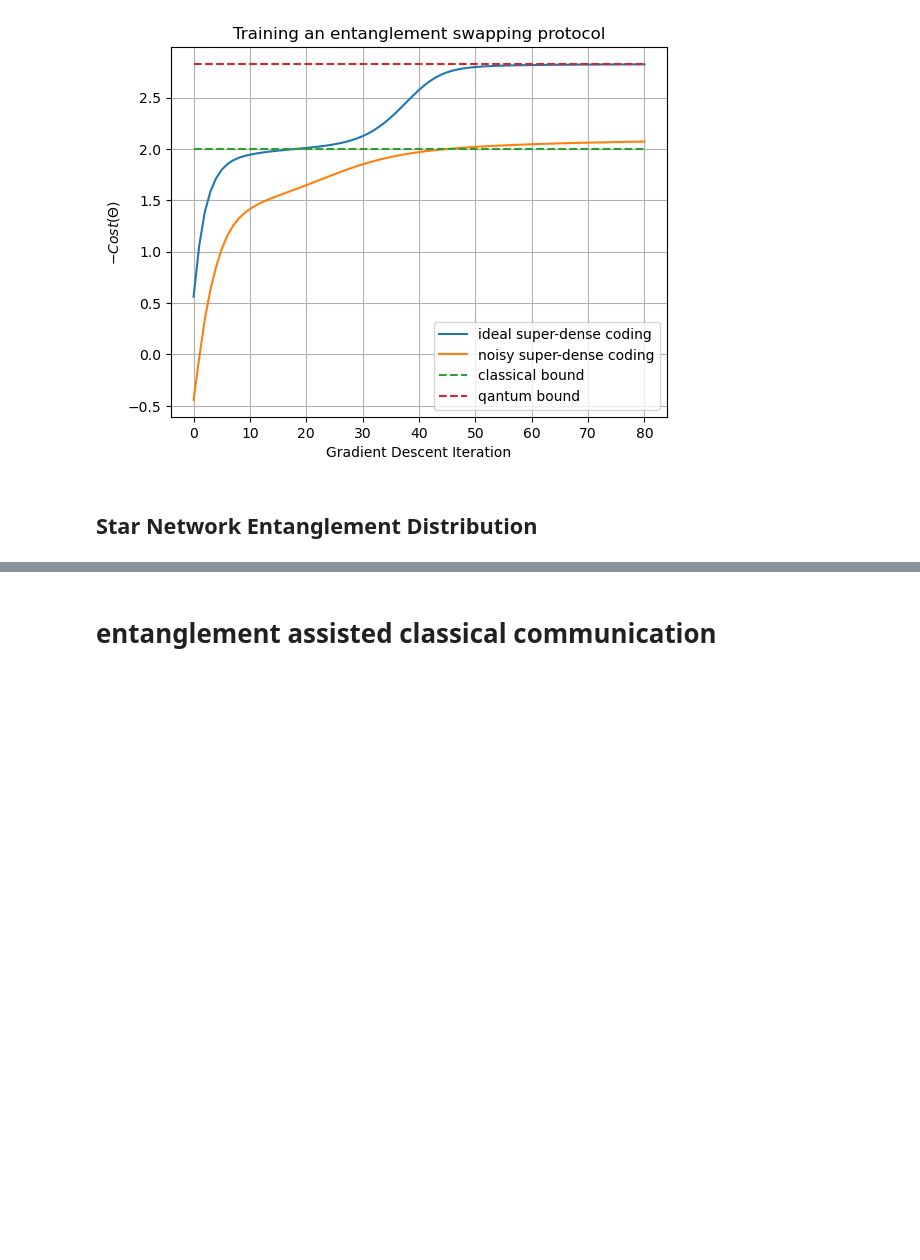
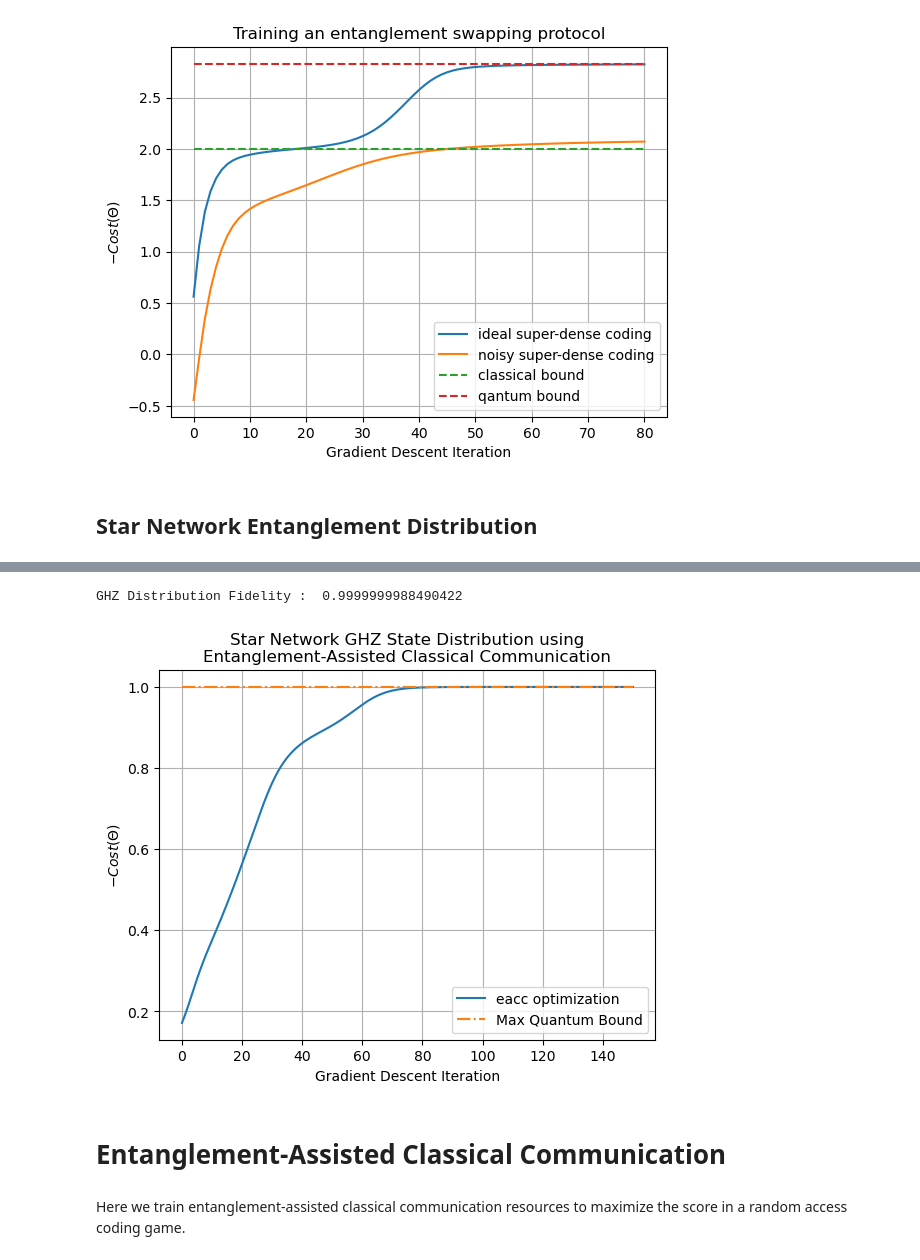
Before and after one commit to ChitambarLab/qNetVO, a Jupyter notebook: demos/training_locc_protocols.ipynb, the cells around one changed output, grey strips where cells are left out. Drawn from its saved outputs; the diff is of its cells as text; code cells hidden in the pictures; blank space fills up the shorter version.

```diff
--- a/demos/training_locc_protocols.ipynb
+++ b/demos/training_locc_protocols.ipynb
@@ -716,5 +714,24 @@ elapsed time :  0.13211703300476074
-# %% [markdown]
-# entanglement assisted classical communication
+# %%
+print("GHZ Distribution Fidelity : ", star_teleportation_opt_dict["opt_score"])
+
+plt.plot(range(len(star_teleportation_opt_dict["scores"])), star_teleportation_opt_dict["scores"], label="eacc optimization")
+# plt.plot(range(len(star_teleportation_opt_dict["scores"])), [6]*len(star_teleportation_opt_dict["scores"]), "--", label="classical bound")
+plt.plot(range(len(star_teleportation_opt_dict["scores"])), [1]*len(star_teleportation_opt_dict["scores"]), "-.", label="Max Quantum Bound")
+
+plt.grid()
+
+plt.xlabel("Gradient Descent Iteration")
+plt.ylabel(r"$-Cost(\Theta)$")
+plt.legend()
+plt.title("Star Network GHZ State Distribution using\nEntanglement-Assisted Classical Communication")
+plt.show()
+# %% [output]
+GHZ Distribution Fidelity :  0.9999999988490422
+[figure, added]
+# %% [markdown]
+# Entanglement-Assisted Classical Communication
+# %% [markdown]
+Here we train entanglement-assisted classical communication resources to maximize the score in a random access coding game.
 # %%
 eacc_prep_node = [
     qnetvo.PrepareNode(
```
Also changed, not shown: parts of 18 cells of this notebook.
